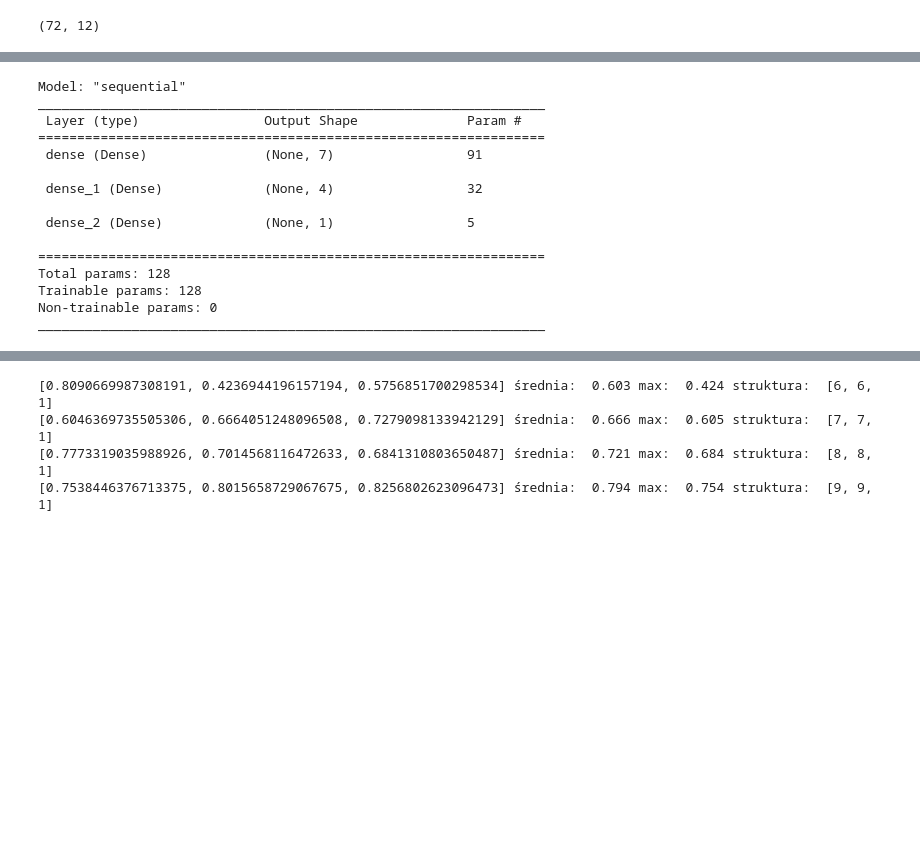
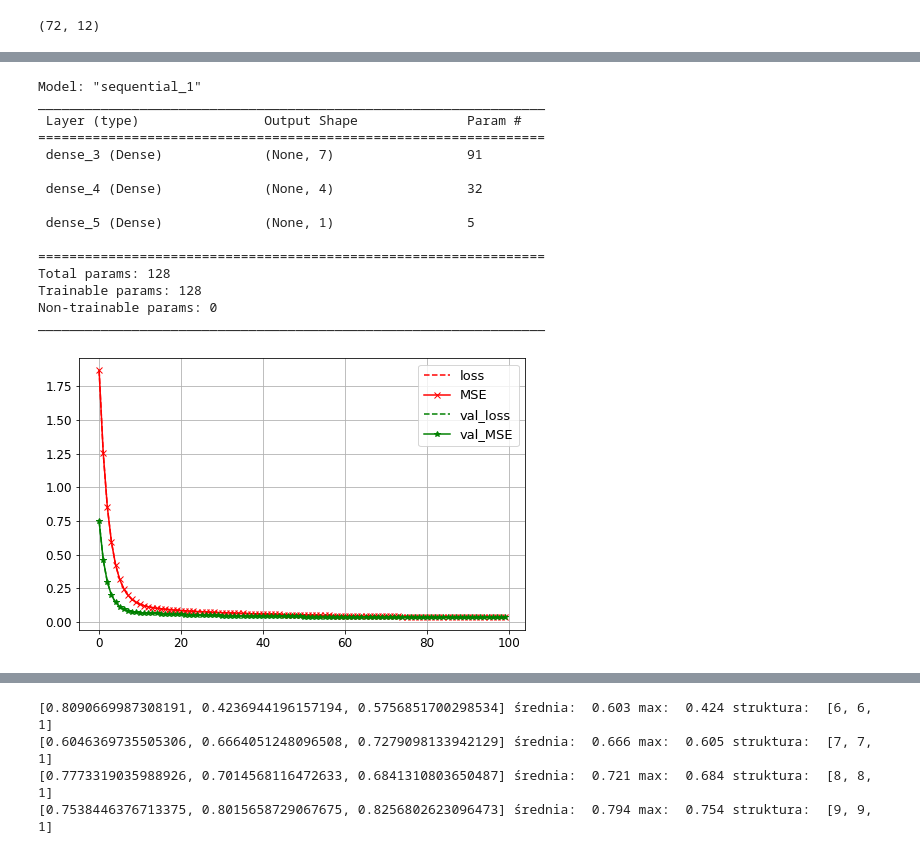
Before and after one commit to d-jus/tf_pipeline, a Jupyter notebook: SSN CRF - p & CRF - m.ipynb, the cells around one changed output, grey strips where cells are left out. Cells and saved outputs as stored; diff of their text form; code cells hidden in the pictures; blank space fills up the shorter version.

Commit message:
recalculate

```diff
--- a/SSN CRF - p & CRF - m.ipynb
+++ b/SSN CRF - p & CRF - m.ipynb
@@ -415,8 +414,8 @@ list_output = hold_data() # saved model output to common list
 # %%
 model = keras.models.Sequential()
 #model.add(keras.Input(shape=(12,)))
-model.add(keras.layers.Dense(7, activation = 'relu', input_shape = (12,), kernel_initializer = 'he_normal'))
-model.add(keras.layers.Dense(4, activation = 'relu', kernel_initializer = 'he_normal'))
+model.add(keras.layers.Dense(7, activation = 'tanh', input_shape = (12,)))
+model.add(keras.layers.Dense(4, activation = 'tanh'))
 model.add(keras.layers.Dense(1))
 model.summary()
 # %% [output]
@@ -450,7 +449,7 @@ def pearson_(x,y):
 # %%
 model.compile(loss = 'mean_squared_error',
              optimizer = 'SGD',
-             metrics = ["MAE"])
+             metrics = ["MSE"])
 # %%
 X_train.shape
 # %% [output]
@@ -493,18 +497,44 @@ list_output.print_()
 # %%
 model.summary()
 # %% [output]
-Model: "sequential"
+Model: "sequential_1"
 _________________________________________________________________
  Layer (type)                Output Shape              Param #
 =================================================================
- dense (Dense)               (None, 7)                 91
+ dense_3 (Dense)             (None, 7)                 91
 
- dense_1 (Dense)             (None, 4)                 32
+ dense_4 (Dense)             (None, 4)                 32
 
- dense_2 (Dense)             (None, 1)                 5
+ dense_5 (Dense)             (None, 1)                 5
 
 =================================================================
 Total params: 128
 Trainable params: 128
 Non-trainable params: 0
 _________________________________________________________________
+# %%
+# due to the default value and keeping the value in the range, recalculate before the plot
+def plot_hist(history_= history , grid = True):
+    "wizualizuje dane z pliku history.history"
+
+    pd.DataFrame(getattr(history_, "history")).plot(figsize = (8,5), style=["r--", "r-x", "g--", "g-*"])
+    plt.grid(grid)
+    plt.show()
+
+def plot_sc_all(scaler_input, scaler_output, model_ = model, data = data_p, out = CRFp):
+
+    y_pred_ = np.ravel(model_(scaler_input.transform(data)))
+    y_true_ = np.ravel(scaler_output.transform(out))
+    print('Pearson correlation coefficient: {}'.format(measures.pearsonr(y_pred_, y_true_)[0].round(2)))
+
+    pd.DataFrame.from_dict({
+        "y_pred": y_pred_,
+        "y_true": y_true_
+    }).plot.scatter('y_true',"y_pred" , c='r',ylim =(0,1.2),xlim =(0,1.2))
+    plt.grid()
+    plt.plot([0,1],[0,1], 'b--')
+    plt.show()
+# %%
+plot_hist()
+# %% [output]
+[figure, added]
```
Also changed, not shown: parts of 14 cells of this notebook.
